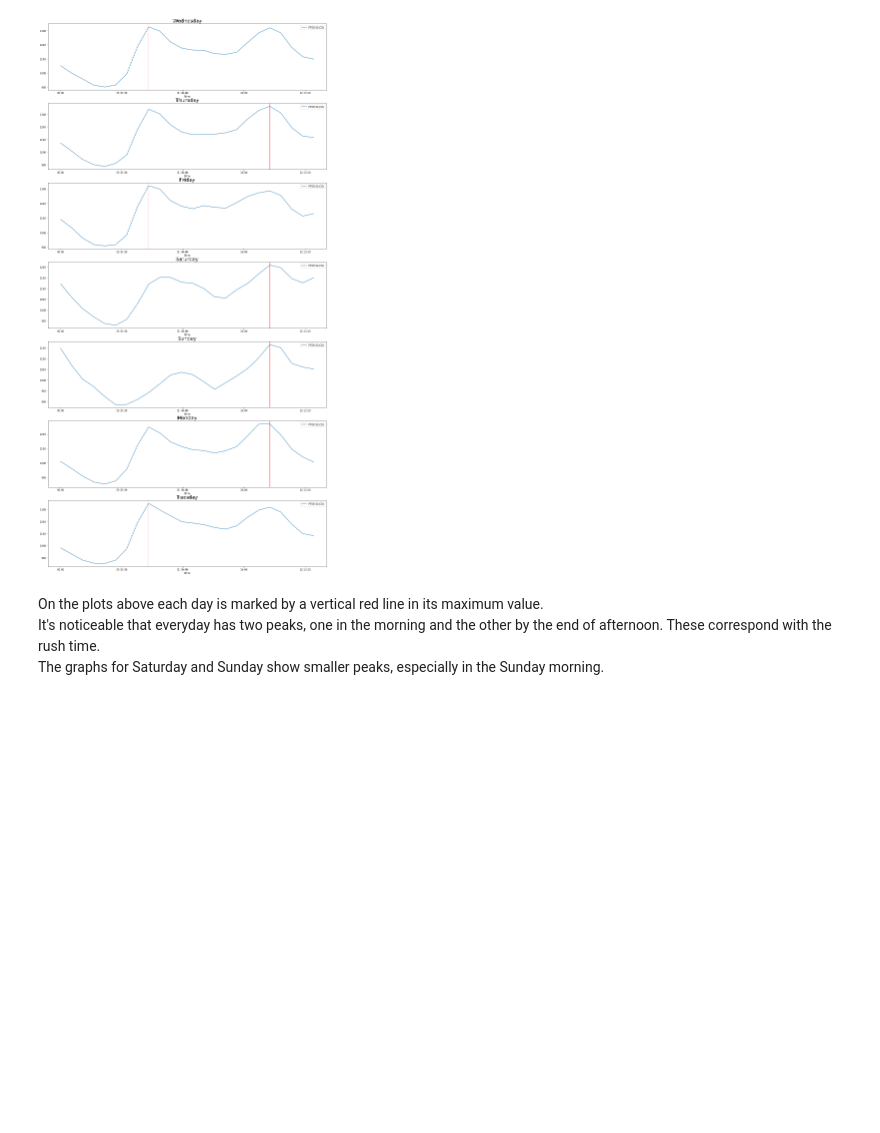
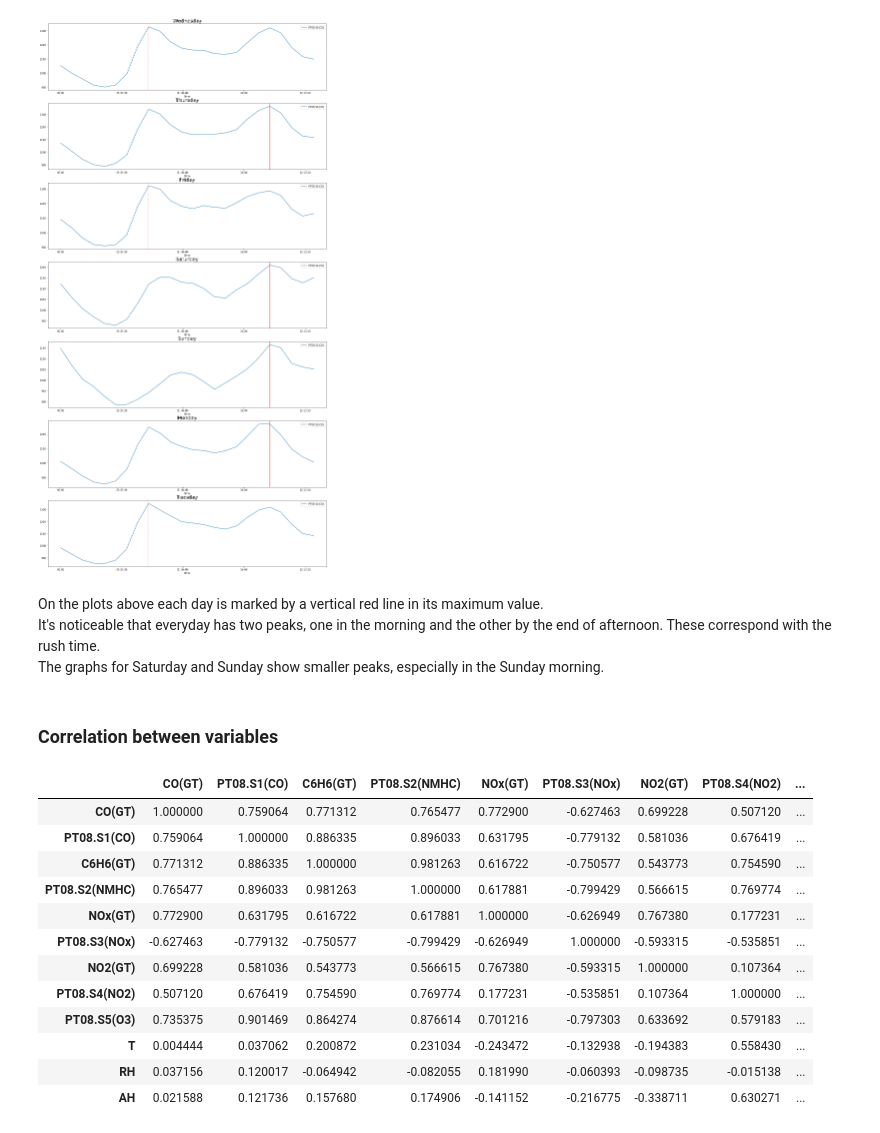
Before and after one commit to elisiojsj/Data-Science, a Jupyter notebook: CO_concentration-analysis.ipynb, the cells around one changed output. Drawn from its saved outputs; the diff is of its cells as text; code cells hidden in the pictures; blank space fills up the shorter version.

```diff
--- a/CO_concentration-analysis.ipynb
+++ b/CO_concentration-analysis.ipynb
@@ -255,3 +255,22 @@ for wday in df['DayofWeek'].unique():
 On the plots above each day is marked by a vertical red line in its maximum value.<br>
 It's noticeable that everyday has two peaks, one in the morning and the other by the end of afternoon. These correspond with the rush time.<br>
 The graphs for Saturday and Sunday show smaller peaks, especially in the Sunday morning.
+# %% [markdown]
+### Correlation between variables
+# %%
+# Correlation table for all variables
+df.corr()
+# %% [output]
+|  | CO(GT) | PT08.S1(CO) | C6H6(GT) | PT08.S2(NMHC) | NOx(GT) | PT08.S3(NOx) | NO2(GT) | PT08.S4(NO2) | ... |
+| CO(GT) | 1.000000 | 0.759064 | 0.771312 | 0.765477 | 0.772900 | -0.627463 | 0.699228 | 0.507120 | ... |
+| PT08.S1(CO) | 0.759064 | 1.000000 | 0.886335 | 0.896033 | 0.631795 | -0.779132 | 0.581036 | 0.676419 | ... |
+| C6H6(GT) | 0.771312 | 0.886335 | 1.000000 | 0.981263 | 0.616722 | -0.750577 | 0.543773 | 0.754590 | ... |
+| PT08.S2(NMHC) | 0.765477 | 0.896033 | 0.981263 | 1.000000 | 0.617881 | -0.799429 | 0.566615 | 0.769774 | ... |
+| NOx(GT) | 0.772900 | 0.631795 | 0.616722 | 0.617881 | 1.000000 | -0.626949 | 0.767380 | 0.177231 | ... |
+| PT08.S3(NOx) | -0.627463 | -0.779132 | -0.750577 | -0.799429 | -0.626949 | 1.000000 | -0.593315 | -0.535851 | ... |
+| NO2(GT) | 0.699228 | 0.581036 | 0.543773 | 0.566615 | 0.767380 | -0.593315 | 1.000000 | 0.107364 | ... |
+| PT08.S4(NO2) | 0.507120 | 0.676419 | 0.754590 | 0.769774 | 0.177231 | -0.535851 | 0.107364 | 1.000000 | ... |
+| PT08.S5(O3) | 0.735375 | 0.901469 | 0.864274 | 0.876614 | 0.701216 | -0.797303 | 0.633692 | 0.579183 | ... |
+| T | 0.004444 | 0.037062 | 0.200872 | 0.231034 | -0.243472 | -0.132938 | -0.194383 | 0.558430 | ... |
+| RH | 0.037156 | 0.120017 | -0.064942 | -0.082055 | 0.181990 | -0.060393 | -0.098735 | -0.015138 | ... |
+| AH | 0.021588 | 0.121736 | 0.157680 | 0.174906 | -0.141152 | -0.216775 | -0.338711 | 0.630271 | ... |
```
Also changed, not shown: parts of 4 cells of this notebook.
